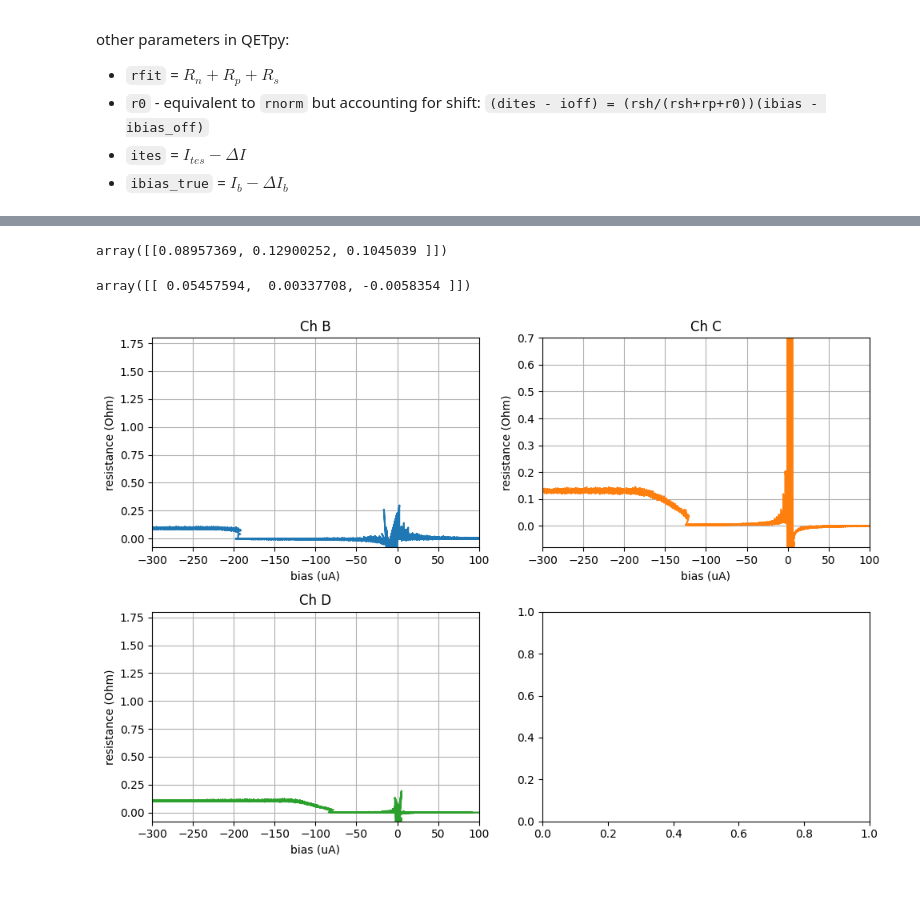
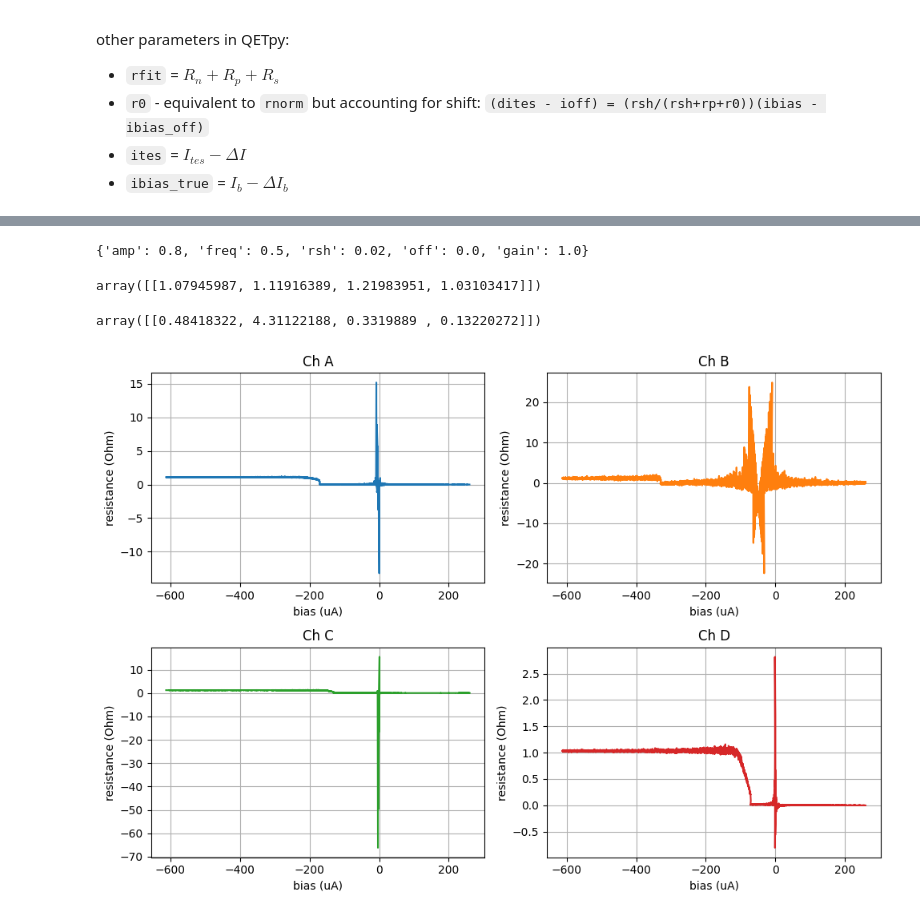
Before and after one commit to tamu-edu/tes_noise, a Jupyter notebook: IbIs.ipynb, the cells around one changed output, grey strips where cells are left out. Cells and saved outputs as stored; diff of their text form; code cells hidden in the pictures.

```diff
--- a/IbIs.ipynb
+++ b/IbIs.ipynb
@@ -61,11 +61,11 @@ print(folder_base)
 C:/Users/MINER/Documents
 # %%
 # where to find IbIs data files
-runnum = 5
+runnum = 6
 data_dir = folder_base + '/B13 Cryolab' + f'/Run{runnum}/IbIs Data'
-runname = '20250605-0006'
+runname = '20250626-0002'
 idx = None
-channels = 'BCD' # select channel names
+channels = 'ABCD' # select channel names
 
 # will look for data files '{data_dir}/{runname}_{i}.csv' for i in idx (unless idx = None, then remove the '_{i}')
 # %%
@@ -97,7 +102,7 @@ for i, (c, ax) in enumerate(zip(channels, axs.flatten())):
     ax.grid()
 
     ax.plot(ibis.ts, ibis(c))
-    #ax.plot(ibis.ts, ibis('H'))
+    ax.plot(ibis.ts, ibis('H')/10, alpha = 0.1)
     ax.set_title(f'Ch {c}')
 
     wind = ax.axis()
@@ -129,7 +134,7 @@ def plot_withlims(n1, n2, sc1, sc2):
         ax.grid()
 
         ax.plot(ibis.ts, ibis(c))
-        ax.plot(ibis.ts, ibis('H'))
+        #ax.plot(ibis.ts, ibis('H'))
         ax.set_title(f'Ch {c}')
 
         wind = ax.axis()
@@ -147,7 +152,7 @@ if use_widge:
     widge = ipywidgets.interactive(plot_withlims, n1 = (imin,ibis.N-1), n2 = (imin,ibis.N-1), sc1 = (imin,ibis.N-1), sc2 = (imin,ibis.N-1))
     display(widge)
 else:
-    result = 45_000, 70_000, 90_000, 110_000
+    result = 2_200, 3_700, 6_500, 8_700
     plot_withlims(*result)
 # %% [output]
 <Figure size 640x480 with 0 Axes>
@@ -258,9 +264,9 @@ fig, axs = plt.subplots(nrows = numrows, ncols = 2, figsize = (10,3.5*numrows))
 fig.suptitle('Ib vs Is')
 
 for ax in axs[1]:
-    ax.set_xlabel('bias (mA)')
+    ax.set_xlabel('bias (uA)')
 for ax in axs[:,0]:
-    ax.set_ylabel('ites (mA)')
+    ax.set_ylabel('ites (uA)')
 
 for i, (c, ax) in enumerate(zip(channels, axs.flatten())):
 
@@ -268,8 +274,8 @@ for i, (c, ax) in enumerate(zip(channels, axs.flatten())):
     ax.set_title(f'Ch {c}')
 
 
-    ax.plot(pico_to_ibias(ibis('H')[normalinds], n = len(channels))*1e3, 1e3*to_ADC(ibis(c)[normalinds], ibis.config), label = 'normal')
-    ax.plot(pico_to_ibias(ibis('H')[scinds], n = len(channels))*1e3, 1e3*to_ADC(ibis(c)[scinds], ibis.config), label = 'SC')
+    ax.plot(1e6*ibis('H')[normalinds], 1e3*to_ADC(ibis(c)[normalinds], ibis.config), label = 'normal')
+    ax.plot(1e6*ibis('H')[scinds], 1e3*to_ADC(ibis(c)[scinds], ibis.config), label = 'SC')
 
     ax.legend()
 
@@ -290,3 +296,7 @@ fig.tight_layout()
+# %%
+ibis.config
+# %% [output]
+{'amp': 0.8, 'freq': 0.5, 'rsh': 0.02, 'off': 0.0, 'gain': 1.0}
 # %%
 pscope_digitizer_err = 0.01#20/(2**12)
 
@@ -311,27 +321,27 @@ ivfits.analyze()
 # %%
 ivfits.rnorm # normal state resistances (Ohms)
 # %% [output]
-array([[0.08957369, 0.12900252, 0.1045039 ]])
+array([[1.07945987, 1.11916389, 1.21983951, 1.03103417]])
 # %%
 ivfits.rp # parasitic resistances (Ohms)
 # %% [output]
-array([[ 0.05457594,  0.00337708, -0.0058354 ]])
+array([[0.48418322, 4.31122188, 0.3319889 , 0.13220272]])
 # %%
 fig, axs = plt.subplots(nrows = numrows, ncols = 2, figsize = (10,3.5*numrows))
 
 for i, (c,ax) in enumerate(zip(channels, axs.flatten())):
     ax.grid()
     ax.set_title(f'Ch {c}')
-    ax.plot(ibis('H')[full_sweep]*1e3, ivfits.r0[0,i][full_sweep], label = c, color = f'C{i}')
-    ax.set_ylim(-0.08, 0.7 if c == 'C' else 1.8)
-    ax.set_xlim(-300, 100)
+    ax.plot(ibis('H')[full_sweep]*1e6, ivfits.r0[0,i][full_sweep], label = c, color = f'C{i}')
+    #ax.set_ylim(-0.08, 0.7 if c == 'C' else 1.8)
+    #ax.set_xlim(-300, 100)
     ax.set_xlabel('bias (uA)')
     ax.set_ylabel('resistance (Ohm)')
 
 #plt.legend(loc = 'best')
 fig.tight_layout()
 # %% [output]
-[figure, old version]
+[figure, new version]
 # %%
 fig, axs = plt.subplots(nrows = 2, ncols = 2, figsize = (10,7.5))
 
```
Also changed, not shown: parts of 19 cells of this notebook.
